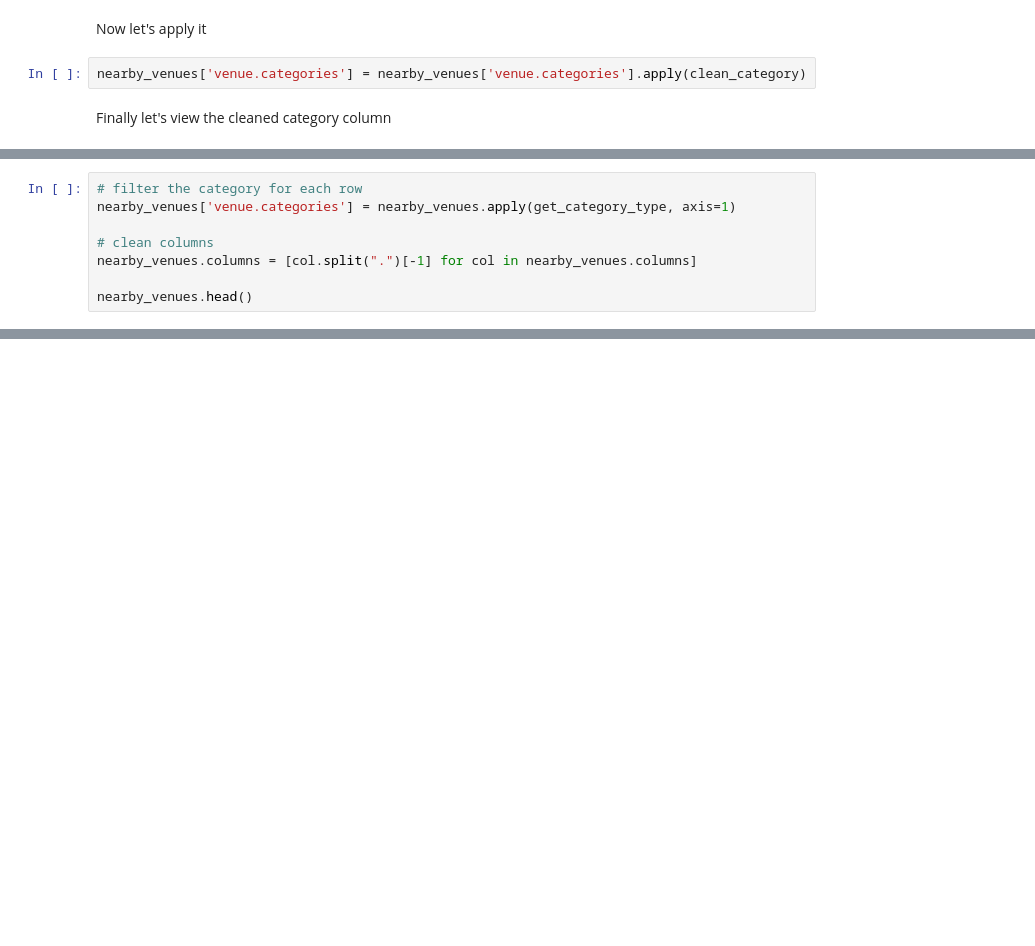
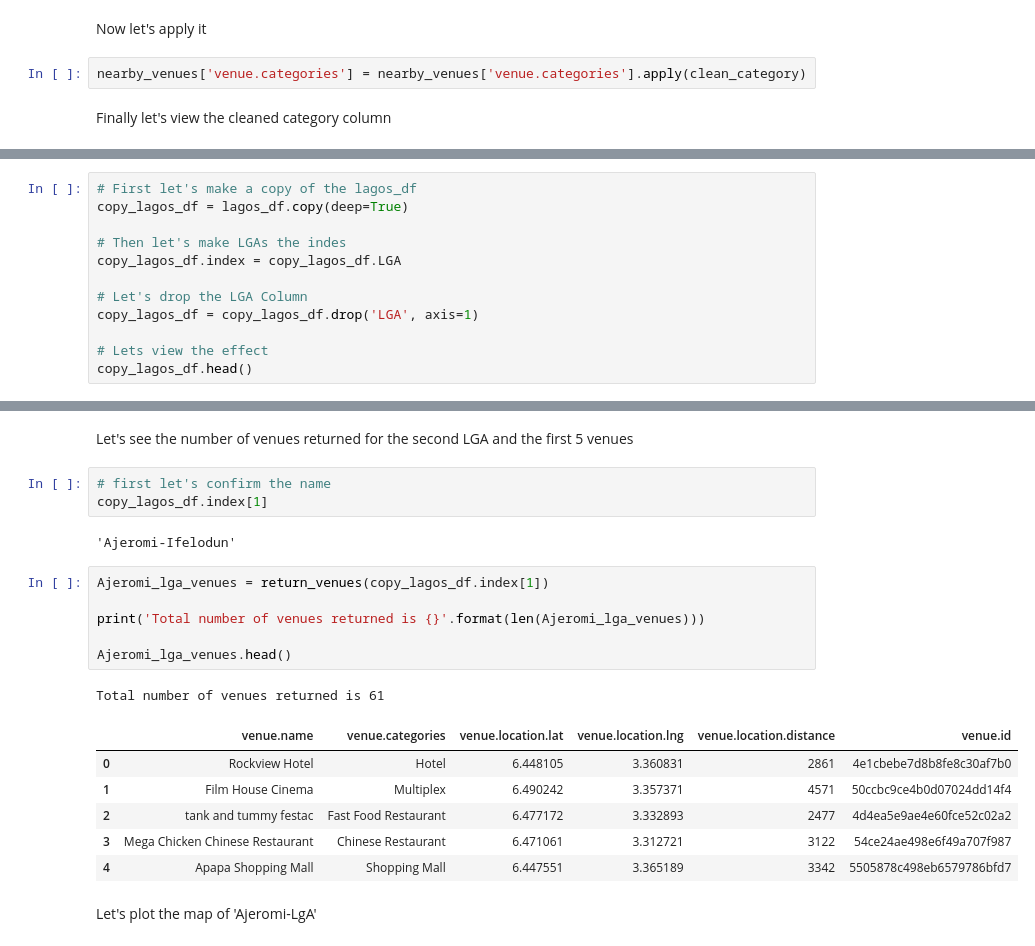
Before and after one commit to Lawrence-Krukrubo/IBM_Data_Specialization_Capstone_Project, a Jupyter notebook: applied_data_science_capstone_project.ipynb, the cells around one changed output, grey strips where cells are left out. Cells and saved outputs as stored; diff of their text form; blank space fills up the shorter version.

```diff
--- a/applied_data_science_capstone_project.ipynb
+++ b/applied_data_science_capstone_project.ipynb
@@ -489,8 +467,0 @@ nearby_venues.head()
-# %%
-# filter the category for each row
-nearby_venues['venue.categories'] = nearby_venues.apply(get_category_type, axis=1)
-
-# clean columns
-nearby_venues.columns = [col.split(".")[-1] for col in nearby_venues.columns]
-
-nearby_venues.head()
@@ -496,0 +504,12 @@ nearby_venues.head()
+# %%
+# First let's make a copy of the lagos_df
+copy_lagos_df = lagos_df.copy(deep=True)
+
+# Then let's make LGAs the indes
+copy_lagos_df.index = copy_lagos_df.LGA
+
+# Let's drop the LGA Column
+copy_lagos_df = copy_lagos_df.drop('LGA', axis=1)
+
+# Lets view the effect
+copy_lagos_df.head()
@@ -496,0 +596,23 @@ nearby_venues.head()
+# %% [markdown]
+Let's see the number of venues returned for the second LGA and the first 5 venues
+# %%
+# first let's confirm the name
+copy_lagos_df.index[1]
+# %% [output]
+'Ajeromi-Ifelodun'
+# %%
+Ajeromi_lga_venues = return_venues(copy_lagos_df.index[1])
+
+print('Total number of venues returned is {}'.format(len(Ajeromi_lga_venues)))
+
+Ajeromi_lga_venues.head()
+# %% [output]
+Total number of venues returned is 61
+|  | venue.name | venue.categories | venue.location.lat | venue.location.lng | venue.location.distance | venue.id |
+| 0 | Rockview Hotel | Hotel | 6.448105 | 3.360831 | 2861 | 4e1cbebe7d8b8fe8c30af7b0 |
+| 1 | Film House Cinema | Multiplex | 6.490242 | 3.357371 | 4571 | 50ccbc9ce4b0d07024dd14f4 |
+| 2 | tank and tummy festac | Fast Food Restaurant | 6.477172 | 3.332893 | 2477 | 4d4ea5e9ae4e60fce52c02a2 |
+| 3 | Mega Chicken Chinese Restaurant | Chinese Restaurant | 6.471061 | 3.312721 | 3122 | 54ce24ae498e6f49a707f987 |
+| 4 | Apapa Shopping Mall | Shopping Mall | 6.447551 | 3.365189 | 3342 | 5505878c498eb6579786bfd7 |
+# %% [markdown]
+Let's plot the map of 'Ajeromi-LgA'
```
Also changed, not shown: parts of 21 cells of this notebook.
